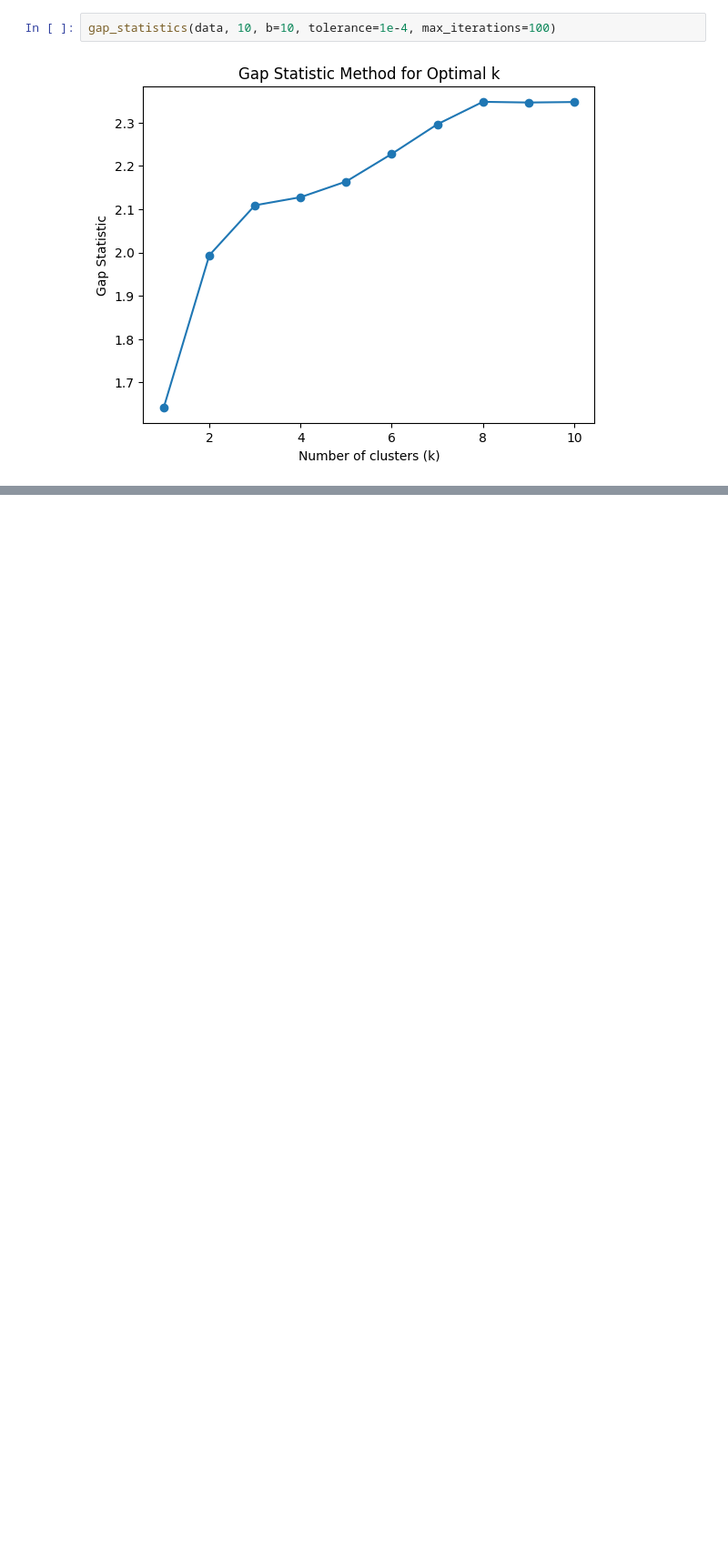
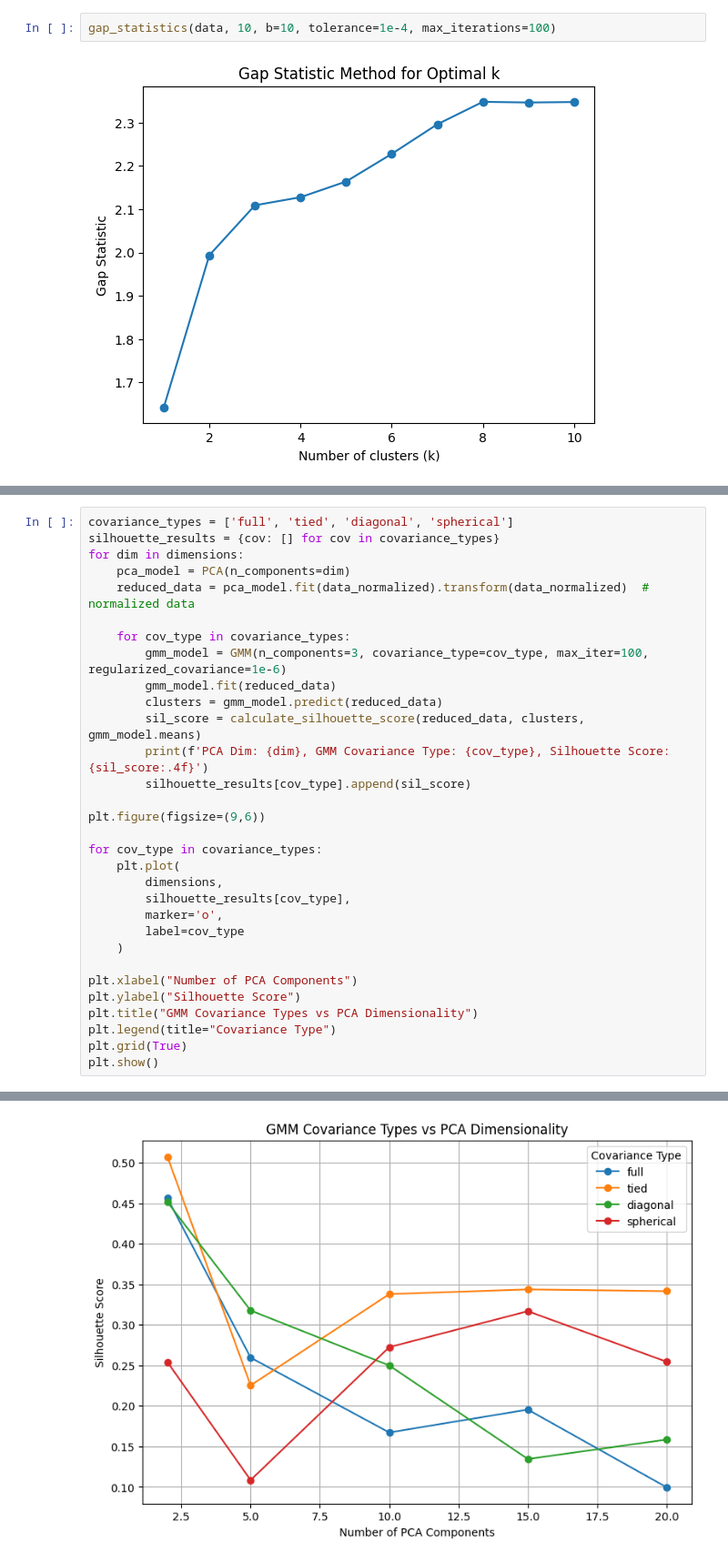
Before and after one commit to youssefmohamed0/ml_lab4, a Jupyter notebook: knn.ipynb, the cells around one changed output, grey strips where cells are left out. Shown: that part at 91% size. Saved outputs shown, nothing was run; the diff lists cells and outputs as text; blank space fills up the shorter version.

```diff
--- a/knn.ipynb
+++ b/knn.ipynb
@@ -254,0 +337,32 @@ Convergence iterations (speed):  32
+# %%
+covariance_types = ['full', 'tied', 'diagonal', 'spherical']
+silhouette_results = {cov: [] for cov in covariance_types}
+for dim in dimensions:
+    pca_model = PCA(n_components=dim)
+    reduced_data = pca_model.fit(data_normalized).transform(data_normalized)  # normalized data
+
+    for cov_type in covariance_types:
+        gmm_model = GMM(n_components=3, covariance_type=cov_type, max_iter=100, regularized_covariance=1e-6)
+        gmm_model.fit(reduced_data)
+        clusters = gmm_model.predict(reduced_data)
+        sil_score = calculate_silhouette_score(reduced_data, clusters, gmm_model.means)
+        print(f'PCA Dim: {dim}, GMM Covariance Type: {cov_type}, Silhouette Score: {sil_score:.4f}')
+        silhouette_results[cov_type].append(sil_score)
+
+plt.figure(figsize=(9,6))
+
+for cov_type in covariance_types:
+    plt.plot(
+        dimensions,
+        silhouette_results[cov_type],
+        marker='o',
+        label=cov_type
+    )
+
+plt.xlabel("Number of PCA Components")
+plt.ylabel("Silhouette Score")
+plt.title("GMM Covariance Types vs PCA Dimensionality")
+plt.legend(title="Covariance Type")
+plt.grid(True)
+plt.show()
+# %% [output]
@@ -254,0 +389 @@ Convergence iterations (speed):  32
+[figure, added]
```
Also changed, not shown: parts of 6 cells of this notebook, 2 other files.
